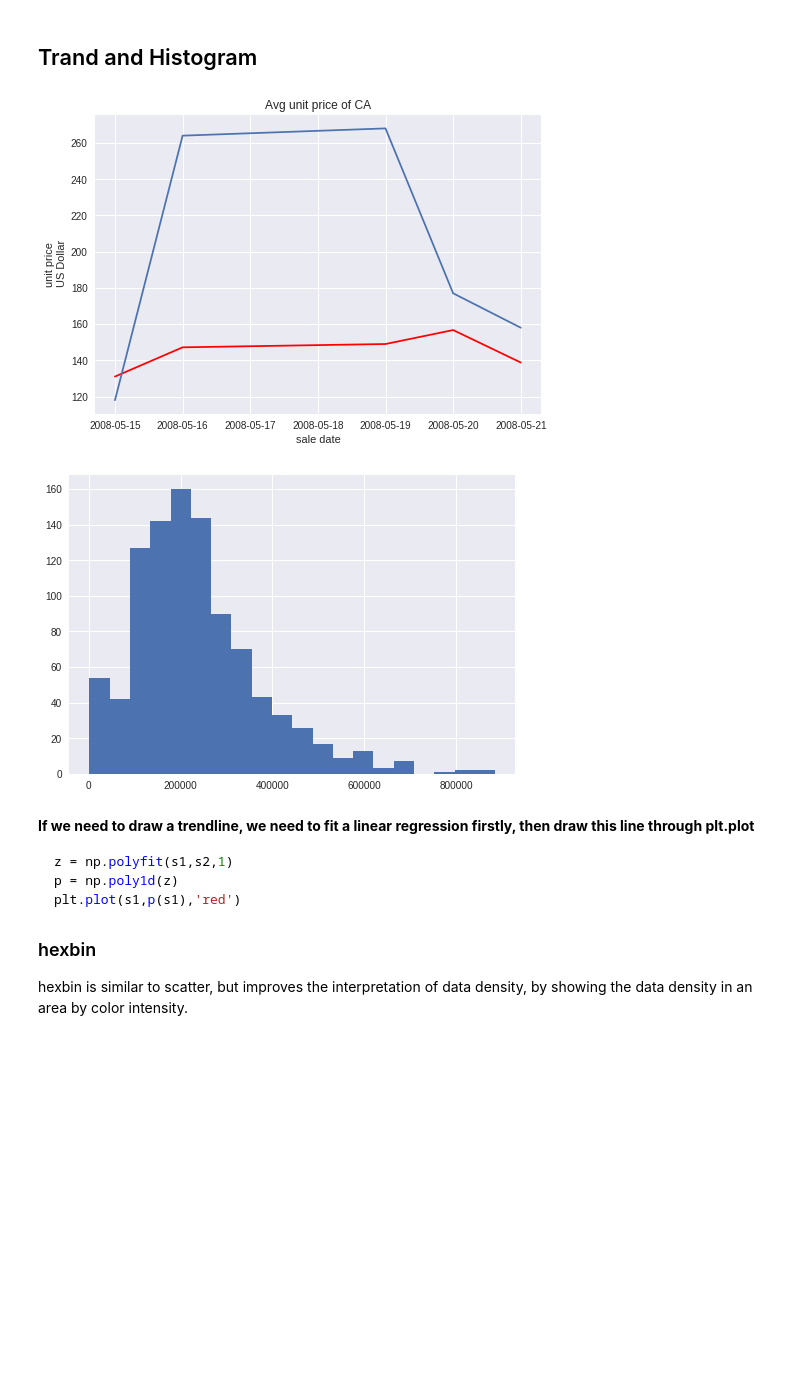
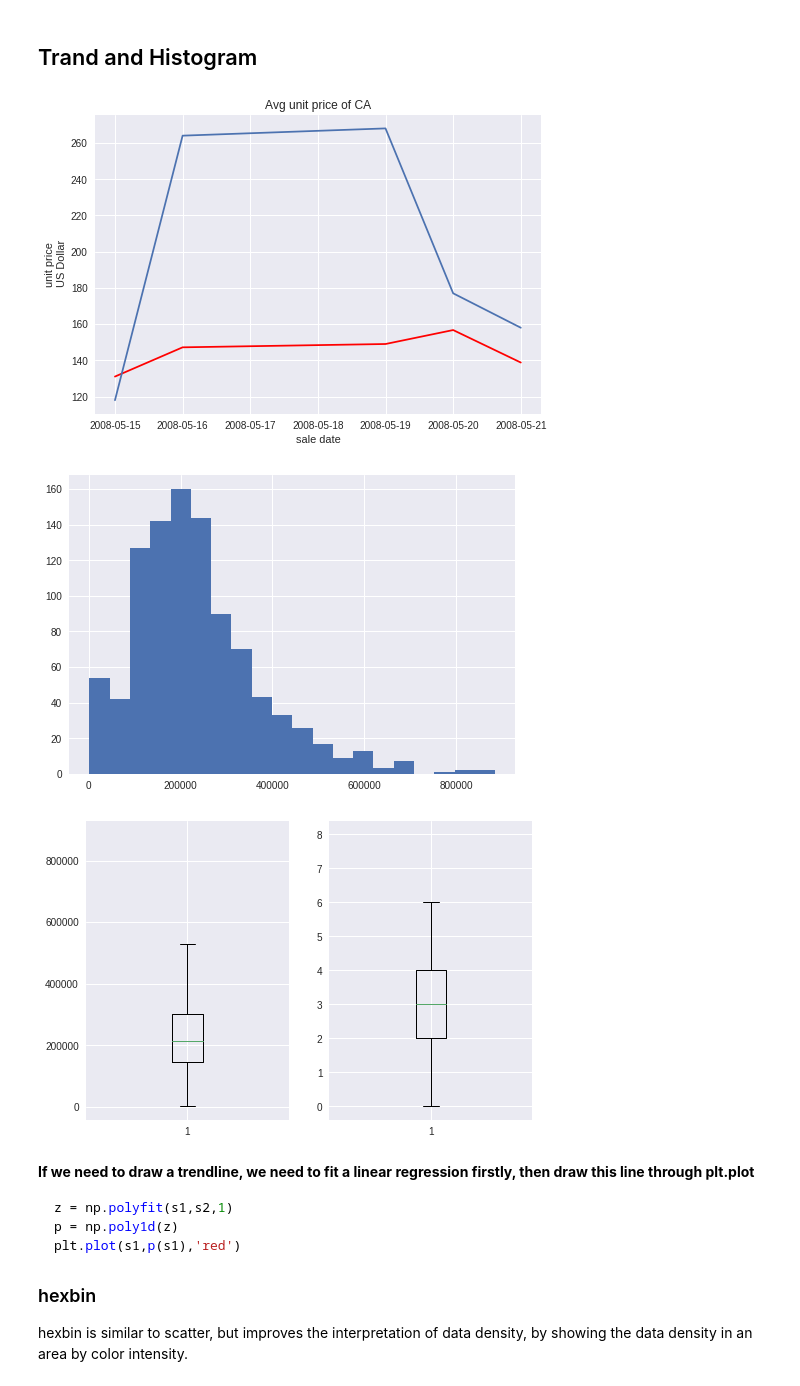
Before and after one commit to neoaksa/Pandas-Matplotlib, a Jupyter notebook: Matplotlib.ipynb, the cells around one changed output. Cells and saved outputs as stored; diff of their text form; code cells hidden in the pictures; blank space fills up the shorter version.

````diff
--- a/Matplotlib.ipynb
+++ b/Matplotlib.ipynb
@@ -7,33 +7,42 @@
 import matplotlib.pyplot as plt
 import pandas as pd
 import numpy as np
 import pandas as pd
 
 df1 = pd.read_csv('http://samplecsvs.s3.amazonaws.com/Sacramentorealestatetransactions.csv',
                  index_col=['latitude','longitude'])
 df1['unit_price'] = np.where(df1['sq__ft']==0,np.NaN,df1['price']/df1['sq__ft'])
 df1['sale_date'] = pd.to_datetime(df1['sale_date'])
 df1 = df1.sort_values(['sale_date','unit_price'])
 df2 = df1.groupby('sale_date').agg({'unit_price':np.mean,'sale_date':np.size})
 df2 = df2.rename(columns={'sale_date':'count'})
 df2.head(5)
 # x, y axis
 plt.plot(df2.index,df2['unit_price'],color='r')
 plt.plot(df2.index,df2['count'])
 
 # set the labels for x, y axis
 plt.xlabel('sale date')
 plt.ylabel('unit price\n US Dollar')
 plt.title('Avg unit price of CA')
 # bring it front
 plt.show()
 
 # histogram with bin=20
 plt.hist(df1['price'],bins=20)
 plt.show()
+
+#boxplot
+fig = plt.figure()
+ax_price = plt.subplot(121)
+ax_beds = plt.subplot(122)
+ax_price.boxplot(df1['price'])
+ax_beds.boxplot(df1['beds'])
+plt.show()
 # %% [output]
 [figure]
 [figure]
+[figure, added]
 # %% [markdown]
 **If we need to draw a trendline, we need to fit a linear regression firstly, then draw this line through plt.plot**
 ```python
````
